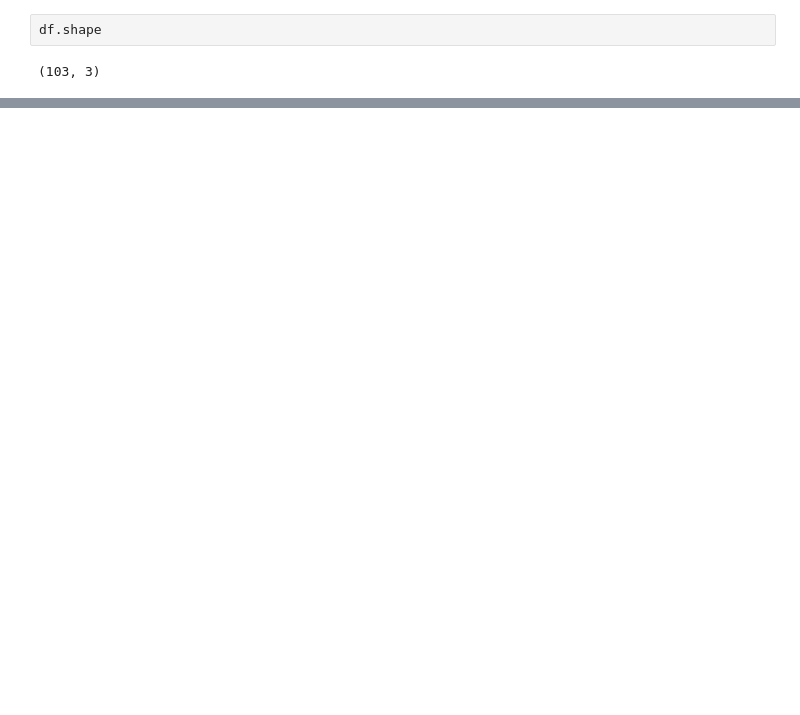
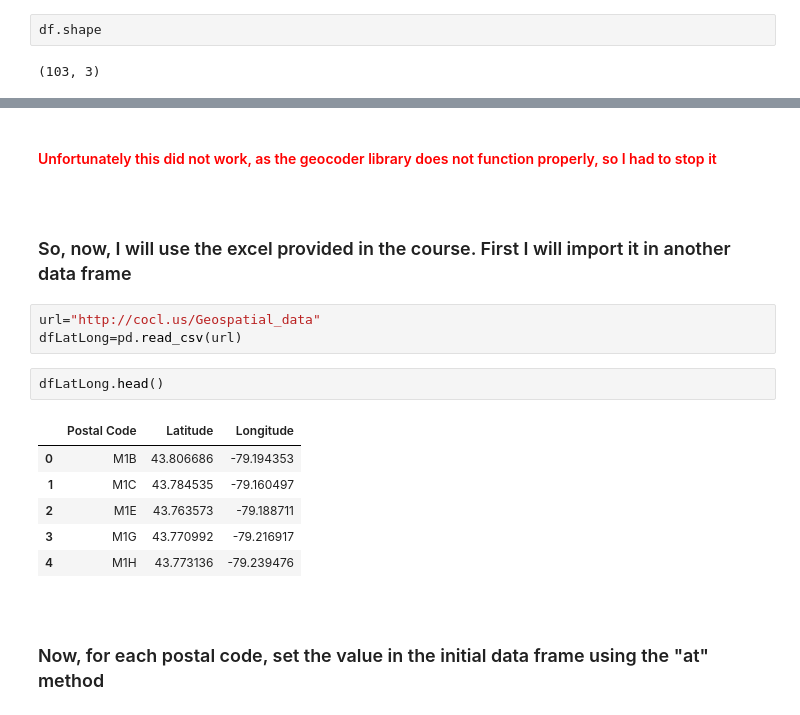
Before and after one commit to LiviuPetreDataScience/Coursera_Capstone, a Jupyter notebook: Capstone Project Notebook.ipynb, the cells around one changed output, grey strips where cells are left out. Drawn from its saved outputs; the diff is of its cells as text; blank space fills up the shorter version.

```diff
--- a/Capstone Project Notebook.ipynb
+++ b/Capstone Project Notebook.ipynb
@@ -88,0 +160,20 @@ df.shape
+# %% [markdown]
+<h4 style="color:red">Unfortunately this did not work, as the geocoder library does not function properly, so I had to stop it</h4>
+# %% [markdown]
+<br>
+<h3> So, now, I will use the excel provided in the course. First I will import it in another data frame </h3>
+# %%
+url="http://cocl.us/Geospatial_data"
+dfLatLong=pd.read_csv(url)
+# %%
+dfLatLong.head()
+# %% [output]
+|  | Postal Code | Latitude | Longitude |
+| 0 | M1B | 43.806686 | -79.194353 |
+| 1 | M1C | 43.784535 | -79.160497 |
+| 2 | M1E | 43.763573 | -79.188711 |
+| 3 | M1G | 43.770992 | -79.216917 |
+| 4 | M1H | 43.773136 | -79.239476 |
+# %% [markdown]
+<br>
+<h3>Now, for each postal code, set the value in the initial data frame using the "at" method</h3>
```
Also changed, not shown: parts of 24 cells of this notebook.
